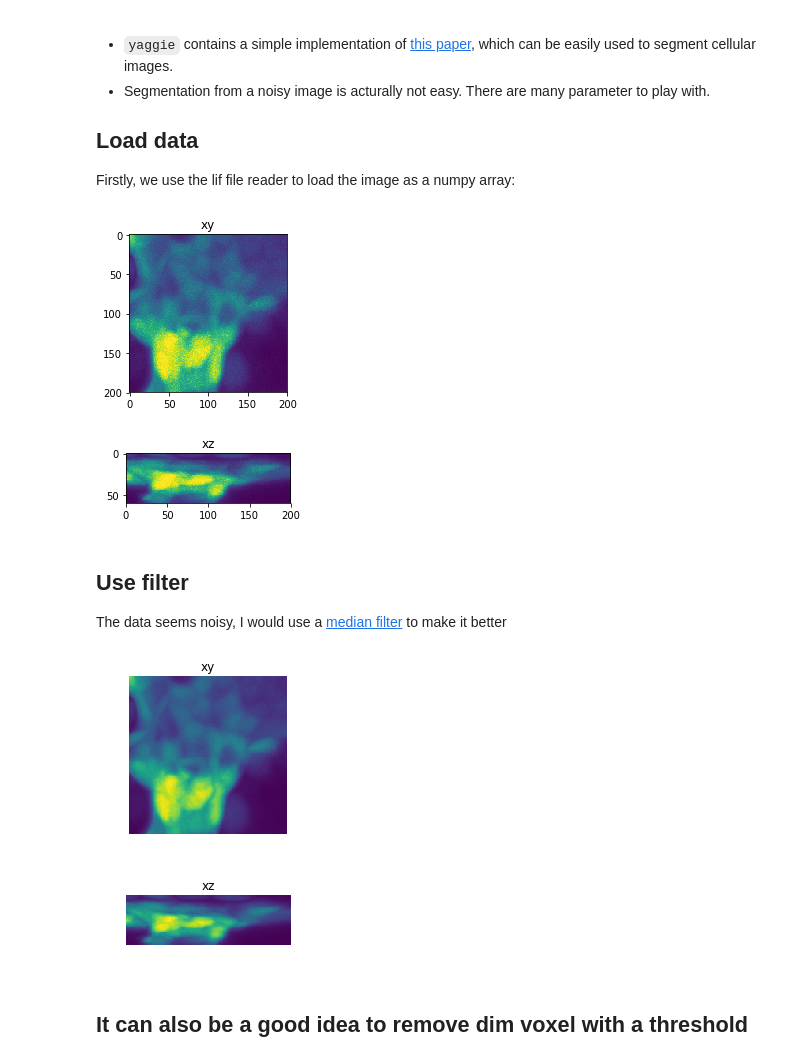
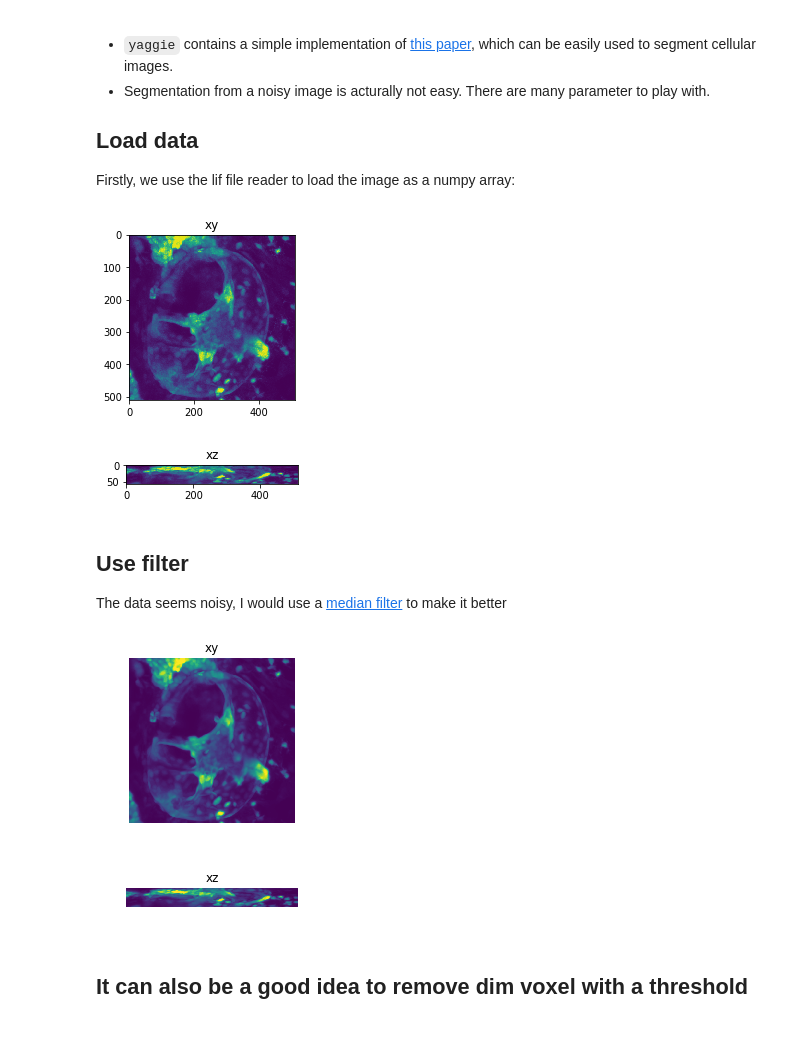
Before and after one commit to yangyushi/yaggie, a Jupyter notebook: notebooks/segmentation.ipynb, the cells around one changed output. Saved outputs shown, nothing was run; the diff lists cells and outputs as text; code cells hidden in the pictures; blank space fills up the shorter version.

```diff
--- a/notebooks/segmentation.ipynb
+++ b/notebooks/segmentation.ipynb
@@ -16,20 +16,20 @@ Firstly, we use the lif file reader to load the image as a numpy array:
 # %%
 lif_file_path = '../zebrabow.lif'
 reader = yaggie.read_lif.Reader(lif_file_path)
 series = reader.getSeries()
-data = series[7].getFrame(channel=0)
-data = data[400:600, 600:800, :60]
+data = series[7].getFrame(channel=0).astype(np.float64)
+data = ndimage.zoom(data, 0.5)
 plt.subplot(211).imshow(data.max(-1).T)
 plt.title('xy')
 #plt.axis('off')
 plt.subplot(212).imshow(data.max(1).T)
 plt.title('xz')
 #plt.axis('off')
 plt.gcf().set_size_inches(3, 5)
 plt.tight_layout()
 plt.show()
 # %% [output]
-[figure, old version]
+[figure, new version]
 # %% [markdown]
 ## Use filter
 
@@ -48,7 +48,7 @@ plt.gcf().set_size_inches(3, 5)
 plt.tight_layout()
 plt.show()
 # %% [output]
-[figure, old version]
+[figure, new version]
 # %% [markdown]
 ## It can also be a good idea to remove dim voxel with a threshold
 # %%
```
Also changed, not shown: parts of 3 cells of this notebook, 1 other file.
